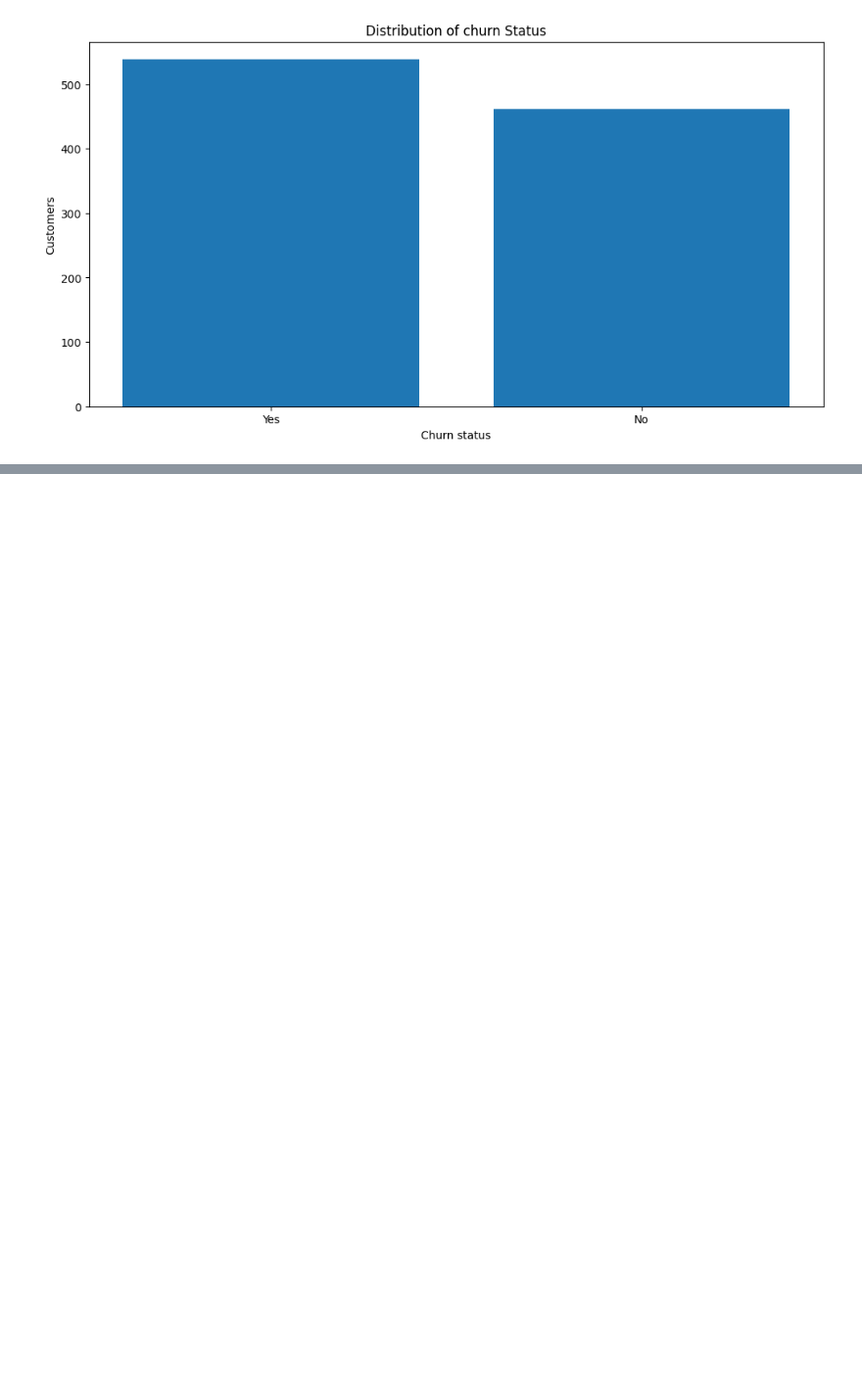
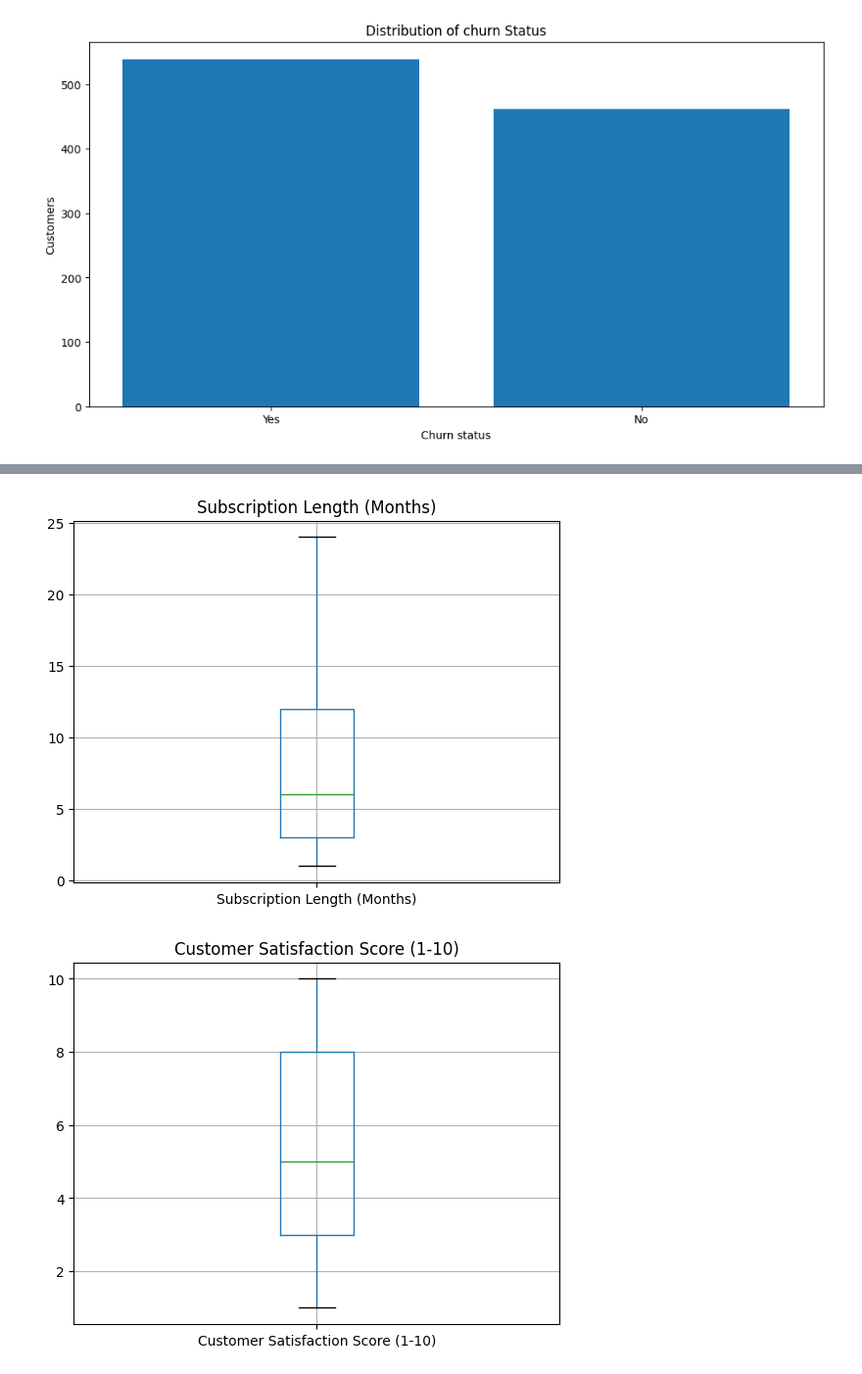
Before and after one commit to aishacmela/Customer_churn, a Jupyter notebook: analysis.ipynb, the cells around one changed output, grey strips where cells are left out. Shown at 98% size. Drawn from its saved outputs; the diff is of its cells as text; code cells hidden in the pictures; blank space fills up the shorter version.

```diff
--- a/analysis.ipynb
+++ b/analysis.ipynb
@@ -252,7 +252,7 @@ df.columns = df.columns.str.strip()
 numeric_cols = ['Subscription Length (Months)','Customer Satisfaction Score (1-10)',
                 'Daily Watch Time (Hours)', 'Engagement Rate (1-10)',
                  'Support Queries Logged', 'Age', 'Monthly Income ($)',
-                 'Promotional Offers Used', 'Number of Profiles Created', 'Churn Numeric']
+                 'Promotional Offers Used', 'Number of Profiles Created',]
 
 for col in numeric_cols:
     df[col].hist(bins=20)
@@ -368,0 +382,8 @@ plt.show()
+# %%
+for col in numeric_cols:
+    df.boxplot(column=col)
+    plt.title(col)
+    plt.show()
+# %% [output]
+[figure, added]
+[figure, added]
```
Also changed, not shown: parts of 5 cells of this notebook.
